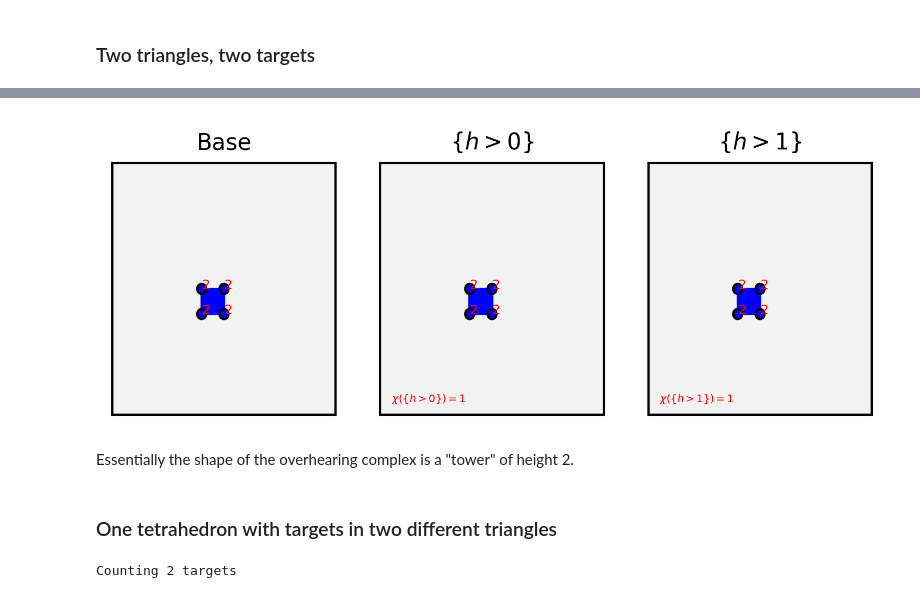
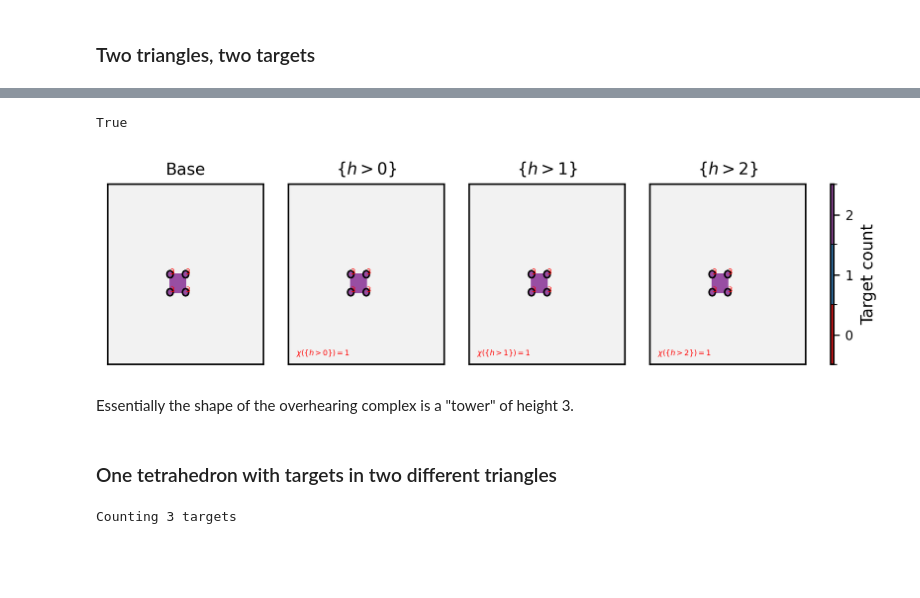
Before and after one commit to simoninireland/sensor-playground, a Jupyter notebook: euler-error.ipynb, the cells around one changed output, grey strips where cells are left out. Drawn from its saved outputs; the diff is of its cells as text; code cells hidden in the pictures; blank space fills up the shorter version.

Commit message:
Added standard diagramming

```diff
--- a/euler-error.ipynb
+++ b/euler-error.ipynb
@@ -51,5 +36,0 @@ lattice.deleteSimplices([24, 25])
-# %%
-latticeSensors = SensorPlayground()
-for i in lattice.simplicesOfOrder(0):
-    s = SimpleSensor(0.15, id=i)
-    latticeSensors.addSensor(s, (pos[i][0], pos[i][1]))
@@ -72,3 +109,8 @@ for i in range(len(pos1)):
+# %%
+oneTriangle = SensorPlayground()
+for n in c.simplicesOfOrder(0):
+    s = SimpleSensor(0.15, id=n)
+    oneTriangle.addSensor(s, e[n])
 # %% [markdown]
 Add two targets in the same triangle.
 # %%
@@ -89,13 +138,11 @@ Now let us create as network with two triangles and one target in each.
 # %%
+# add a second triangle
+ss = c.basisOf(t1)
+n4 = c.addSimplex(id=4)
+t2 = c.addSimplexWithBasis(bs=[n1, n2, n4])
+e.positionSimplex(n4, (0.5, 0.5))
+
+# create a new playground
 twoTriangle = deepcopy(oneTriangle)
-
-# add a second triangle
-ss = list(oneTriangle.basisOf(tri1))
-n4 = twoTriangle.addSimplex(fs=[])
-tri2 = twoTriangle.addSimplexWithBasis(bs=[ss[1], ss[2], n4])
-
-pos2 = deepcopy(pos1)
-pos2[n4] = (0.5, 0.5)
-
 s = SimpleSensor(0.15, id=n4)
-twoTriangle.addSensor(s, pos2[n4])
+twoTriangle.addSensor(s, e.positionOf(n4))
@@ -106,5 +151,3 @@ t3 = offset(pos2, n4, (-0.02, -0.02))
 # %%
-makeObservations(twoTriangleSensors, [t1, t2], twoTriangle)
-
-count = integrator.integrate(twoTriangle)
-print(f'Counting {count} targets')
+twoTriangleEstimator = EulerEstimator(twoTriangle)
+twoTriangleCountTargets = twoTriangleEstimator.estimateFromTargets([g1, g2, g3])
@@ -113,15 +160,17 @@ Counting 2 targets
+# %%
+isinstance(cmap, matplotlib.colors.Colormap)
+# %% [output]
+True
 # %%
-fig, axs = plt.subplots(nrows=1, ncols=3, figsize=(6, 2))
-drawEulerIntegral(twoTriangle, pos2, axs=axs,
+drawEulerIntegral(twoTriangleEstimator.overhearing(), e, sf=twoTriangleEstimator.metric(),
                   showLevelSets=True,
                   showEulerCharacteristics=True, eulerCharacteristicsColour='r', eulerCharacteristicsFontSize='xx-small',
-                  showMetrics=True, metricsColour='r', metricsFontSize='x-small',
-                  simplexColour=lambda c, s, k: palette[twoTriangle[s]['count']])
-plt.show()
+                  showMetrics=True, metricsColour='r', metricsFontSize='xx-small',
+                  cmap=cmap)
 # %% [output]
-[figure, old version]
+[figure, new version]
 # %% [markdown]
-Essentially the shape of the overhearing complex is a "tower" of height 2.
+Essentially the shape of the overhearing complex is a "tower" of height 3.
 # %% [markdown]
 ### One tetrahedron with targets in two different triangles
 # %%
@@ -147,7 +193,6 @@ for i in oneTetra.simplicesOfOrder(0):
 # %%
-makeObservations(oneTetraSensors, [t1, t2], oneTetra)
-
-count = integrator.integrate(oneTetra)
-print(f'Counting {count} targets')
+oneTetraEstimator = EulerEstimator(oneTetra)
+oneTetraCountTargets = oneTetraEstimator.estimateFromTargets([g1, g2, g3])
+print(f'Counting {oneTetraCountTargets} targets')
 # %% [output]
-Counting 2 targets
+Counting 3 targets
```
Also changed, not shown: parts of 26 cells of this notebook.
